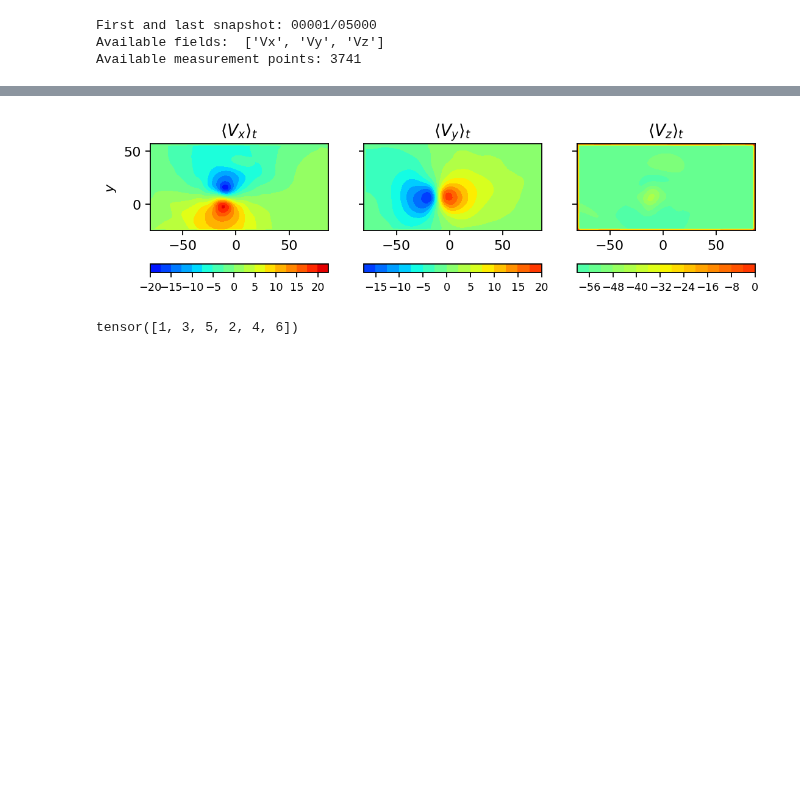
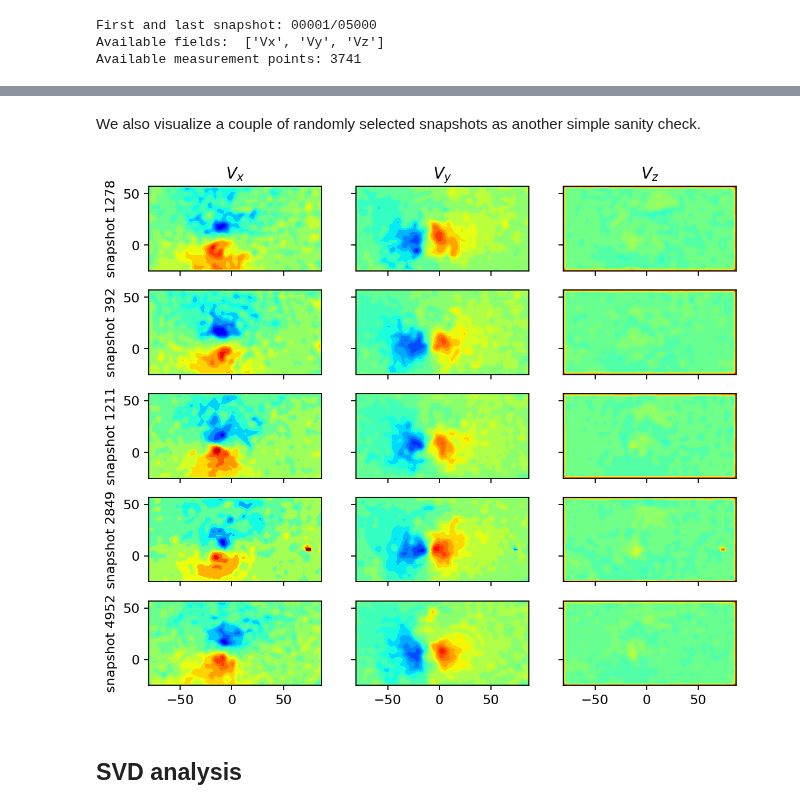
Before and after one commit to FlowModelingControl/flowtorch, a Jupyter notebook: docs/source/notebooks/piv_analysis.ipynb, the cells around one changed output, grey strips where cells are left out. Drawn from its saved outputs; the diff is of its cells as text; code cells hidden in the pictures; blank space fills up the shorter version.

```diff
--- a/docs/source/notebooks/piv_analysis.ipynb
+++ b/docs/source/notebooks/piv_analysis.ipynb
@@ -74,36 +100,30 @@ plt.show()
+# %% [markdown]
+We also visualize a couple of randomly selected snapshots as another simple sanity check.
 # %%
-def color_bounds(field, factor):
+n_select = 5
+snapshots = np.random.choice(range(n_times), n_select)
+
+height=1.4
+fig, axarr = plt.subplots(n_select, 3, figsize=(8, height*n_select), sharex=True, sharey=True)
+
+def color_bounds(field, factor=5):
     mean = pt.mean(field)
     std = pt.std(field)
     return {"vmin" : mean-factor*std,
             "vmax" : mean+factor*std}
 
-def add_velocity_to_axes(ax1, ax2, ax3, vertices, field, factor):
-    np = vertices.shape[0]
-    ux = field[:np]
-    std_ux = pt.std(ux)
-    mean_ux = pt.mean(ux)
-    tri = []
-    tri.append(ax1.tricontourf(vertices[:, 0], vertices[:, 1], field[:np], levels=15, cmap="jet", **color_bounds(field[:np], factor)))
-    tri.append(ax2.tricontourf(vertices[:, 0], vertices[:, 1], field[np:2*np], levels=15, cmap="jet", **color_bounds(field[np:2*np], factor)))
-    tri.append(ax3.tricontourf(vertices[:, 0], vertices[:, 1], field[2*np:], levels=15, cmap="jet", **color_bounds(field[2*np:], factor)))
-    ax1.set_ylabel(r"$y$")
-    for ax, tri in zip([ax1, ax2, ax3], tri):
-        ax.set_aspect("equal", 'box')
-        cbar = plt.colorbar(tri, ax=ax, orientation="horizontal")
-        cbar.ax.tick_params(labelsize=8)
+for i, snap in enumerate(snapshots):
+    axarr[i, 0].tricontourf(vertices[:, 0], vertices[:, 1], Vx[:, snap], levels=15, cmap="jet", **color_bounds(Vx))
+    axarr[i, 1].tricontourf(vertices[:, 0], vertices[:, 1], Vy[:, snap], levels=15, cmap="jet", **color_bounds(Vy))
+    axarr[i, 2].tricontourf(vertices[:, 0], vertices[:, 1], Vz[:, snap], levels=15, cmap="jet", **color_bounds(Vz))
+    axarr[i, 0].set_ylabel(f"snapshot {snap}")
+    for ax in axarr[i, :]:
+        ax.set_aspect("equal", "box")
+
+for ax, title in zip(axarr[0, :], [r"$V_x$", r"$V_y$", r"$V_z$"]):
+    ax.set_title(title)
+plt.show()
+# %% [output]
+[figure, added]
-# %%
-temporal_mean = pt.mean(data_matrix, dim=1)
-fig, axarr = plt.subplots(1, 3, figsize=(8, 3), sharey=True)
-add_velocity_to_axes(*axarr, vertices, temporal_mean, 5)
-titles = [r"$\langle V_x \rangle_t$", r"$\langle V_y \rangle_t$", r"$\langle V_z \rangle_t$"]
-for ax, title in zip(axarr, titles):
-    ax.set_title(title)
-plt.show()
-# %% [output]
-[figure, removed]
-# %%
-test = pt.tensor([[1, 2], [3, 4], [5, 6]])
-test.T.flatten()
-# %% [output]
-tensor([1, 3, 5, 2, 4, 6])
+# %% [markdown]
+## SVD analysis
```
Also changed, not shown: parts of 22 cells of this notebook.
